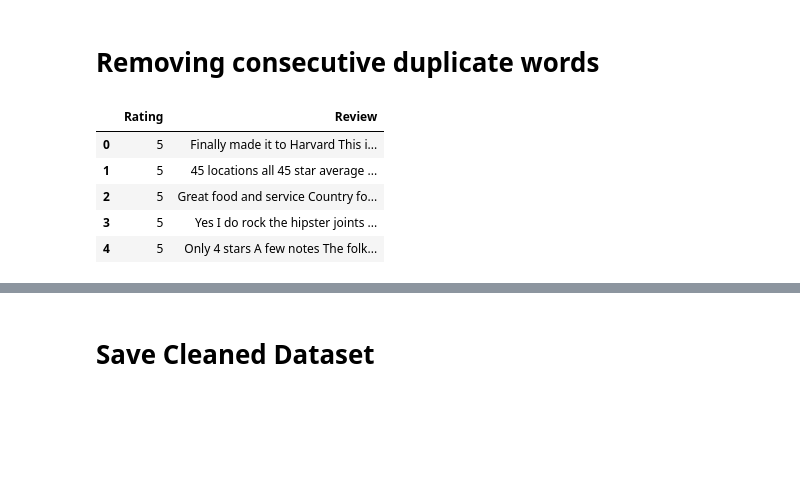
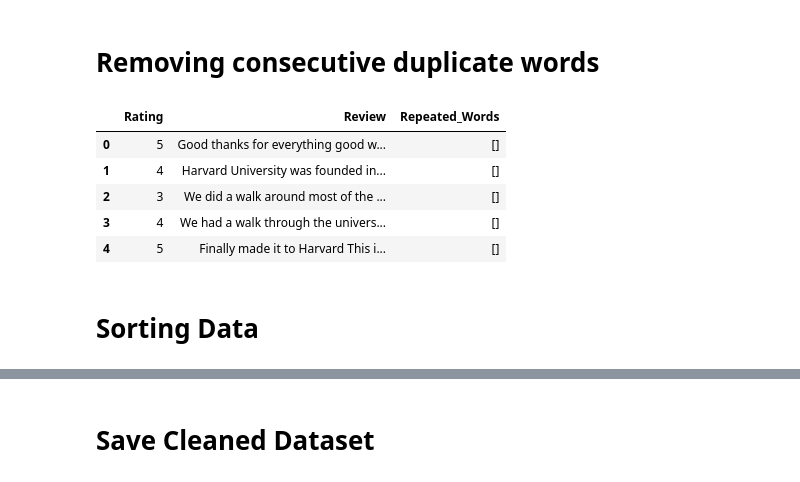
Before and after one commit to sreelekshmisaju/Automated-Review-Rating-System, a Jupyter notebook: notebooks/Automated Review Rating System.ipynb, the cells around one changed output, grey strips where cells are left out. Saved outputs shown, nothing was run; the diff lists cells and outputs as text; code cells hidden in the pictures; blank space fills up the shorter version.

Commit message:
Update datasets, notebooks, and add documentation PDF

```diff
--- a/notebooks/Automated Review Rating System.ipynb
+++ b/notebooks/Automated Review Rating System.ipynb
@@ -165,10 +208,10 @@ After removing duplicates and conflicts: (3184, 7)
 # %% [markdown]
 #  Selecting Columns
 # %%
-df = df[['Rating','Review']]
+df2 = df2[['Rating','Review']]
 
-print("Final dataset columns:", df.columns)
+print("Final dataset columns:", df2.columns)
 
-print("Final dataset shape:", df.shape)
+print("Final dataset shape:", df2.shape)
 # %% [output]
 Final dataset columns: Index(['Rating', 'Review'], dtype='object')
@@ -224,8 +252,8 @@ def clean_text(text):
     return text
 
 # Clean Review text
-df_filtered.loc[:, 'Review'] = df_filtered['Review'].apply(clean_text)
-df_filtered['Review'].head()
+df2.loc[:, 'Review'] = df2['Review'].apply(clean_text)
+df2['Review'].head()
 # %% [output]
 0    Good thanks for everything good work group har...
 1    Harvard University was founded in 1636 and is ...
@@ -237,10 +265,10 @@ Name: Review, dtype: object
 # Remove Very Short Reviews
 # %%
 # Remove reviews with fewer than 10 characters
-df_filtered = df_filtered[df_filtered['Review'].str.len() >= 10]
+df2 = df2[df2['Review'].str.len() >= 10]
 
 # Reset index
-df_filtered.reset_index(drop=True, inplace=True)
+df2.reset_index(drop=True, inplace=True)
 
-print("After removing very short reviews:", df_filtered.shape)
+print("After removing very short reviews:", df2.shape)
 # %% [output]
@@ -424,0 +292,13 @@ Name: count, dtype: int64
+# %%
+
+# Function to find consecutive duplicate words in a text
+def find_repeated_words(text):
+    return re.findall(r'\b(\w+)( \1\b)+', text, flags=re.IGNORECASE)
+
+# Apply function to reviews
+df2['Repeated_Words'] = df2['Review'].apply(find_repeated_words)
+
+# Show reviews that actually have repeated words
+df2_with_duplicates = df2[df2['Repeated_Words'].str.len() > 0]
+
+df2_with_duplicates[['Review', 'Repeated_Words']].head()
@@ -427,15 +314,17 @@ Name: count, dtype: int64
 # %%
 # Function to remove consecutive duplicate words
 def remove_repeated_words(text):
     # \b(\w+) matches a word, ( \1\b)+ matches one or more consecutive repeats
     return re.sub(r'\b(\w+)( \1\b)+', r'\1', text, flags=re.IGNORECASE)
 
-df_final_sorted['Review'] = df_final_sorted['Review'].apply(remove_repeated_words)
-df_final_sorted.head()
+df2['Review'] = df2['Review'].apply(remove_repeated_words)
+df2.head()
 # %% [output]
-|  | Rating | Review |
-| 0 | 5 | Finally made it to Harvard This i... |
-| 1 | 5 | 45 locations all 45 star average ... |
-| 2 | 5 | Great food and service Country fo... |
-| 3 | 5 | Yes I do rock the hipster joints ... |
-| 4 | 5 | Only 4 stars A few notes The folk... |
+|  | Rating | Review | Repeated_Words |
+| 0 | 5 | Good thanks for everything good w... | [] |
+| 1 | 4 | Harvard University was founded in... | [] |
+| 2 | 3 | We did a walk around most of the ... | [] |
+| 3 | 4 | We had a walk through the univers... | [] |
+| 4 | 5 | Finally made it to Harvard This i... | [] |
+# %% [markdown]
+# Sorting Data
```
Also changed, not shown: parts of 96 cells of this notebook, 8 other files.
